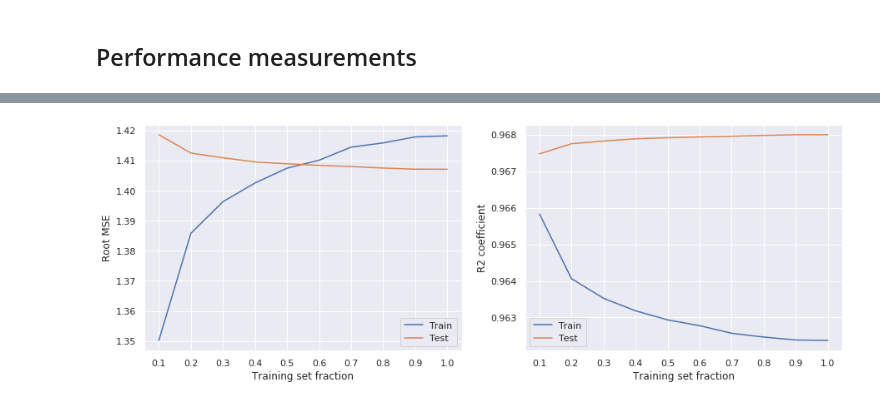
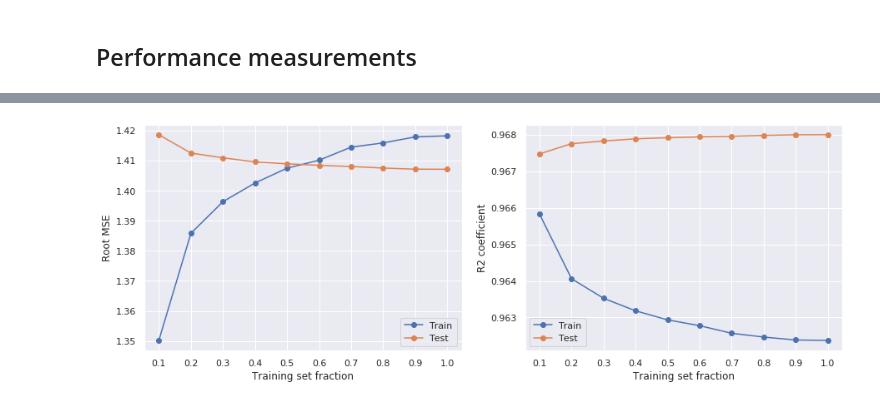
Before and after one commit to mattecora/BikeSharingAvailabilityPredictor, a Jupyter notebook: 10_training_curve_lgbm.ipynb, the cells around one changed output, grey strips where cells are left out. Cells and saved outputs as stored; diff of their text form; code cells hidden in the pictures.

```diff
--- a/10_training_curve_lgbm.ipynb
+++ b/10_training_curve_lgbm.ipynb
@@ -93,13 +93,13 @@ Completed iteration #9 (RMSE train: 1.4178232850569825, R2 train: 0.962384563717
 Completed iteration #10 (RMSE train: 1.4181887507985829, R2 train: 0.9623740724360134, RMSE test: 1.4070748685379177, R2 test: 0.9679983017942942).
 # %%
 fig, ax = plt.subplots(1, 2, figsize=(15, 5))
-resultsDF[resultsDF["Metric"] == "RMSE"].plot(x="Fraction", y=["Train", "Test"], ax=ax[0])
-resultsDF[resultsDF["Metric"] == "R2"].plot(x="Fraction", y=["Train", "Test"], ax=ax[1])
+resultsDF[resultsDF["Metric"] == "RMSE"].plot(x="Fraction", y=["Train", "Test"], ax=ax[0], marker="o")
+resultsDF[resultsDF["Metric"] == "R2"].plot(x="Fraction", y=["Train", "Test"], ax=ax[1], marker="o")
 ax[0].set_xticks([(i + 1) / numFolds for i in range(numFolds)])
 ax[1].set_xticks([(i + 1) / numFolds for i in range(numFolds)])
 ax[0].set_xlabel("Training set fraction")
 ax[1].set_xlabel("Training set fraction")
 ax[0].set_ylabel("Root MSE")
 ax[1].set_ylabel("R2 coefficient");
 # %% [output]
-[figure, old version]
+[figure, new version]
```
Also changed, not shown: parts of 1 cell of this notebook, 3 other files.
